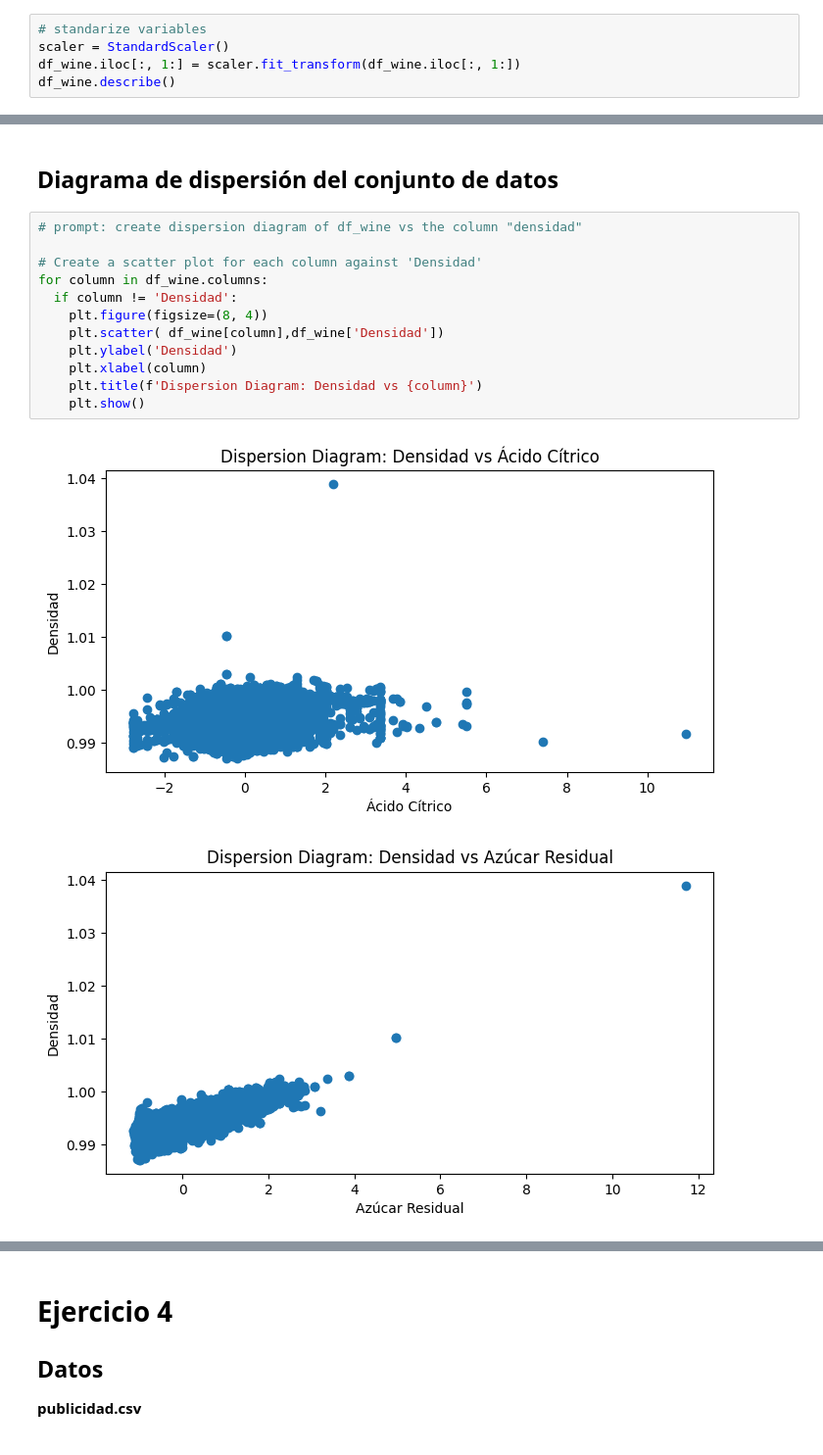
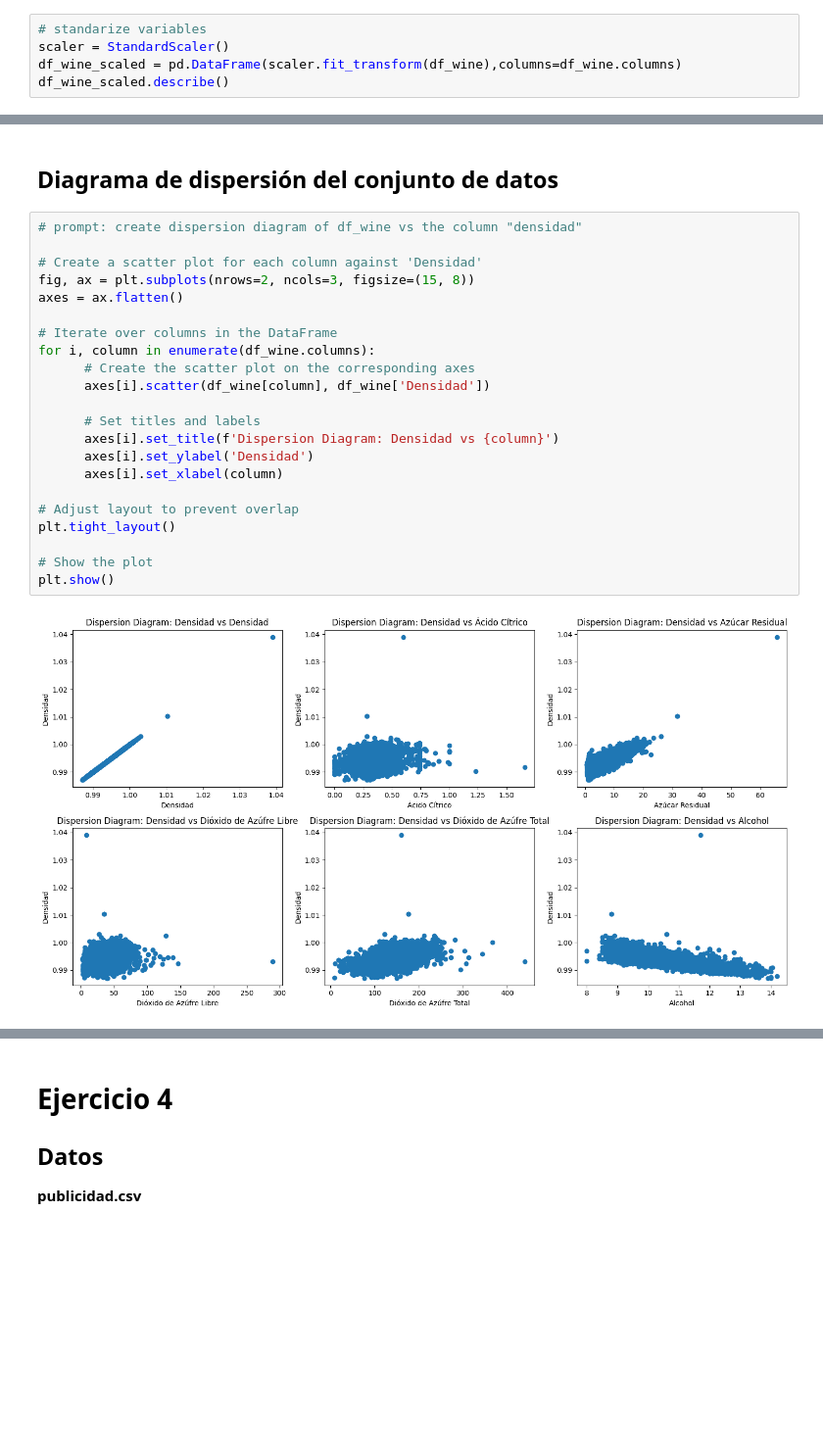
Before and after one commit to cam2149/MachinelearningI, a Jupyter notebook: Examen1_Ejercicio3.ipynb, the cells around one changed output, grey strips where cells are left out. Shown at 98% size. Drawn from its saved outputs; the diff is of its cells as text; blank space fills up the shorter version.

```diff
--- a/Examen1_Ejercicio3.ipynb
+++ b/Examen1_Ejercicio3.ipynb
@@ -218,7 +218,7 @@ memory usage: 229.7 KB
 # %%
 # standarize variables
 scaler = StandardScaler()
-df_wine.iloc[:, 1:] = scaler.fit_transform(df_wine.iloc[:, 1:])
-df_wine.describe()
+df_wine_scaled = pd.DataFrame(scaler.fit_transform(df_wine),columns=df_wine.columns)
+df_wine_scaled.describe()
 # %% [output]
 |  | Densidad | Ácido Cítrico | Azúcar Residual | Dióxido de Azúfre Libre | Dióxido de Azúfre Total | Alcohol |
@@ -613,15 +813,24 @@ Con un nivel de significancia del 0.05 como el p-valor asociadio al test BP es m
 # %%
 # prompt: create dispersion diagram of df_wine vs the column "densidad"
 
 # Create a scatter plot for each column against 'Densidad'
-for column in df_wine.columns:
-  if column != 'Densidad':
-    plt.figure(figsize=(8, 4))
-    plt.scatter( df_wine[column],df_wine['Densidad'])
-    plt.ylabel('Densidad')
-    plt.xlabel(column)
-    plt.title(f'Dispersion Diagram: Densidad vs {column}')
-    plt.show()
+fig, ax = plt.subplots(nrows=2, ncols=3, figsize=(15, 8))
+axes = ax.flatten()
+
+# Iterate over columns in the DataFrame
+for i, column in enumerate(df_wine.columns):
+      # Create the scatter plot on the corresponding axes
+      axes[i].scatter(df_wine[column], df_wine['Densidad'])
+
+      # Set titles and labels
+      axes[i].set_title(f'Dispersion Diagram: Densidad vs {column}')
+      axes[i].set_ylabel('Densidad')
+      axes[i].set_xlabel(column)
+
+# Adjust layout to prevent overlap
+plt.tight_layout()
+
+# Show the plot
+plt.show()
 # %% [output]
-[figure, old version]
+[figure, new version]
-[figure, removed]
```
Also changed, not shown: parts of 52 cells of this notebook.
